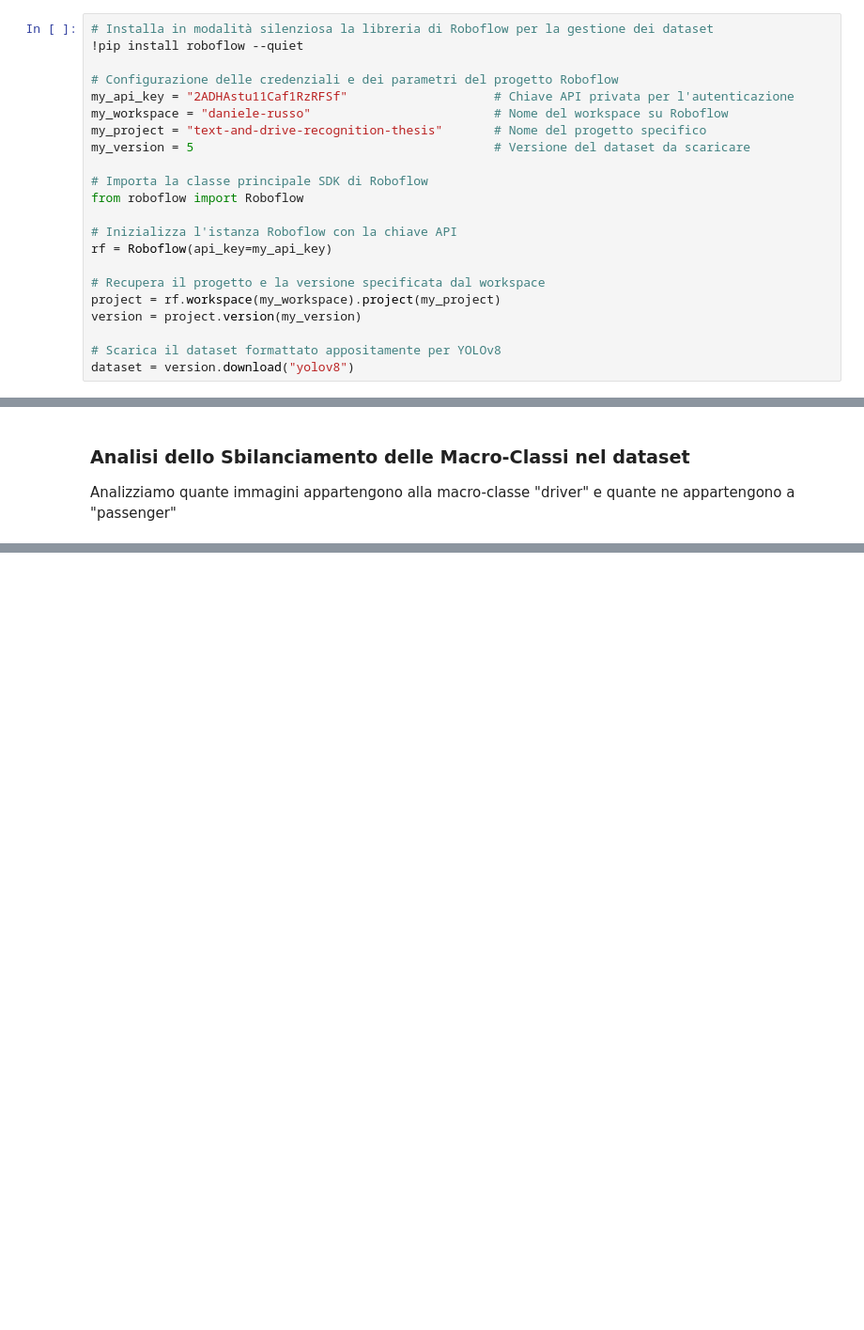
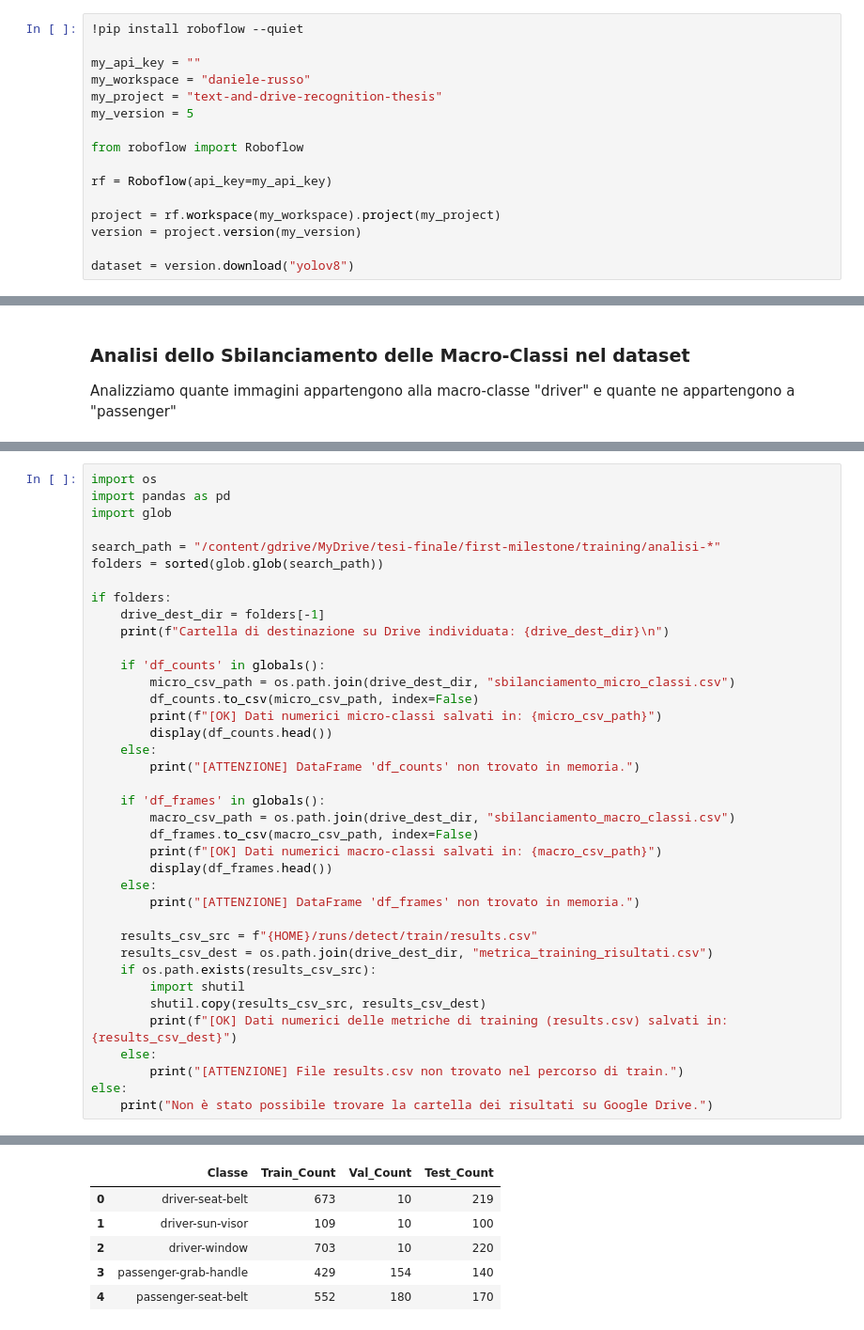
Before and after one commit to WebberMark02/detecting-smartphone-usage, a Jupyter notebook: YoloV8_training.ipynb, the cells around one changed output, grey strips where cells are left out. Shown at 94% size. Saved outputs shown, nothing was run; the diff lists cells and outputs as text; blank space fills up the shorter version.

```diff
--- a/YoloV8_training.ipynb
+++ b/YoloV8_training.ipynb
@@ -13,26 +10,20 @@ drive.mount('/content/gdrive')
 Collega Google Drive per salvare automaticamente i pesi a fine training...
 Mounted at /content/gdrive
 # %%
-# Installa in modalità silenziosa la libreria di Roboflow per la gestione dei dataset
 !pip install roboflow --quiet
 
-# Configurazione delle credenziali e dei parametri del progetto Roboflow
-my_api_key = "2ADHAstu11Caf1RzRFSf"                    # Chiave API privata per l'autenticazione
-my_workspace = "daniele-russo"                         # Nome del workspace su Roboflow
-my_project = "text-and-drive-recognition-thesis"       # Nome del progetto specifico
-my_version = 5                                         # Versione del dataset da scaricare
+my_api_key = ""
+my_workspace = "daniele-russo"
+my_project = "text-and-drive-recognition-thesis"
+my_version = 5
 
-# Importa la classe principale SDK di Roboflow
 from roboflow import Roboflow
 
-# Inizializza l'istanza Roboflow con la chiave API
 rf = Roboflow(api_key=my_api_key)
 
-# Recupera il progetto e la versione specificata dal workspace
 project = rf.workspace(my_workspace).project(my_project)
 version = project.version(my_version)
 
-# Scarica il dataset formattato appositamente per YOLOv8
 dataset = version.download("yolov8")
 # %% [output]
 loading Roboflow workspace...
@@ -438,0 +434,39 @@ else:
+# %%
+import os
+import pandas as pd
+import glob
+
+search_path = "/content/gdrive/MyDrive/tesi-finale/first-milestone/training/analisi-*"
+folders = sorted(glob.glob(search_path))
+
+if folders:
+    drive_dest_dir = folders[-1]
+    print(f"Cartella di destinazione su Drive individuata: {drive_dest_dir}\n")
+
+    if 'df_counts' in globals():
+        micro_csv_path = os.path.join(drive_dest_dir, "sbilanciamento_micro_classi.csv")
+        df_counts.to_csv(micro_csv_path, index=False)
+        print(f"[OK] Dati numerici micro-classi salvati in: {micro_csv_path}")
+        display(df_counts.head())
+    else:
+        print("[ATTENZIONE] DataFrame 'df_counts' non trovato in memoria.")
+
+    if 'df_frames' in globals():
+        macro_csv_path = os.path.join(drive_dest_dir, "sbilanciamento_macro_classi.csv")
+        df_frames.to_csv(macro_csv_path, index=False)
+        print(f"[OK] Dati numerici macro-classi salvati in: {macro_csv_path}")
+        display(df_frames.head())
+    else:
+        print("[ATTENZIONE] DataFrame 'df_frames' non trovato in memoria.")
+
+    results_csv_src = f"{HOME}/runs/detect/train/results.csv"
+    results_csv_dest = os.path.join(drive_dest_dir, "metrica_training_risultati.csv")
+    if os.path.exists(results_csv_src):
+        import shutil
+        shutil.copy(results_csv_src, results_csv_dest)
+        print(f"[OK] Dati numerici delle metriche di training (results.csv) salvati in: {results_csv_dest}")
+    else:
+        print("[ATTENZIONE] File results.csv non trovato nel percorso di train.")
+else:
+    print("Non è stato possibile trovare la cartella dei risultati su Google Drive.")
+# %% [output]
@@ -438,0 +476,6 @@ else:
+|  | Classe | Train_Count | Val_Count | Test_Count |
+| 0 | driver-seat-belt | 673 | 10 | 219 |
+| 1 | driver-sun-visor | 109 | 10 | 100 |
+| 2 | driver-window | 703 | 10 | 220 |
+| 3 | passenger-grab-handle | 429 | 154 | 140 |
+| 4 | passenger-seat-belt | 552 | 180 | 170 |
```
Also changed, not shown: parts of 28 cells of this notebook, 3 other files.
